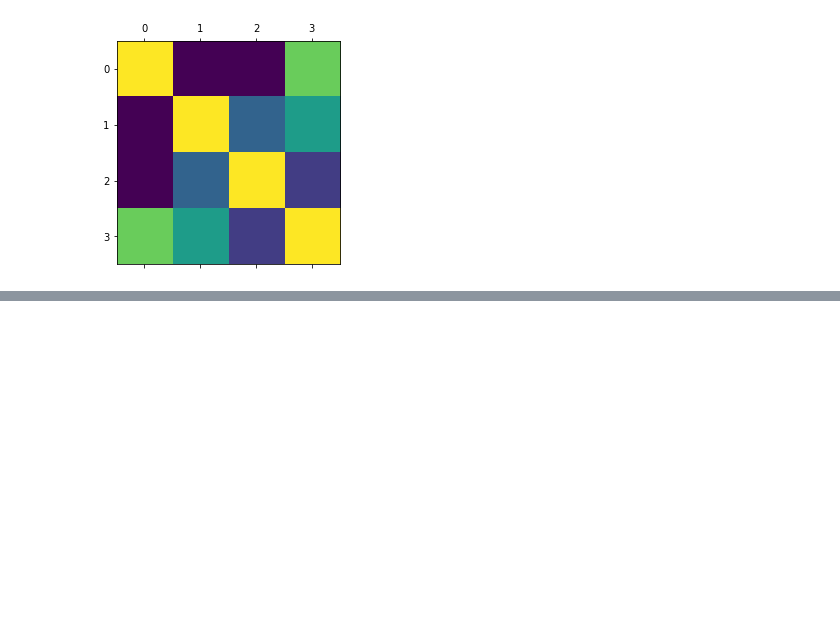
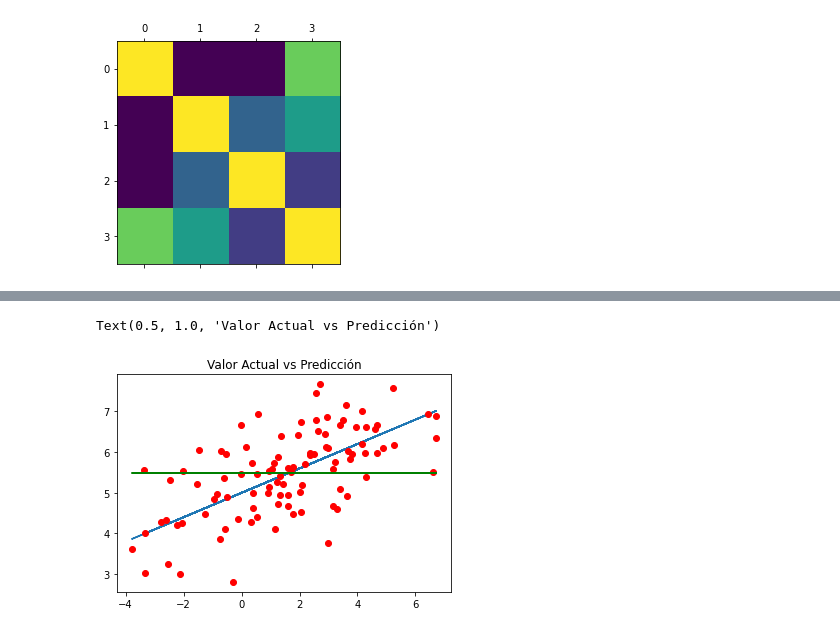
Before and after one commit to albertocino/python-ml-course, a Jupyter notebook: ML_Course.ipynb, the cells around one changed output, grey strips where cells are left out. Drawn from its saved outputs; the diff is of its cells as text; code cells hidden in the pictures; blank space fills up the shorter version.

```diff
--- a/ML_Course.ipynb
+++ b/ML_Course.ipynb
@@ -1450,0 +1475,18 @@ plt.matshow(data_ads1.corr())
+# %%
+x = 1.5 + 2.5 * np.random.randn(100)
+res = 0 + 0.8 * np.random.randn(100)
+y_pred = 5 + 0.3 * x
+y_act = 5 + 0.3 * x + res
+# %%
+x_list = x.tolist()
+y_pred_list = y_pred.tolist()
+y_act_list = y_act.tolist()
+# %%
+data = pd.DataFrame(
+    {
+        "x":x_list,
+        "y_actual":y_act_list,
+        "y_prediccion":y_pred_list
+    }
+)
+data.head()
@@ -1450,0 +1500,11 @@ plt.matshow(data_ads1.corr())
+# %%
+y_mean = [np.mean(y_act) for i in range(1, len(x_list) + 1)]
+# %%
+%matplotlib inline
+plt.plot(data["x"],data["y_prediccion"])
+plt.plot(data["x"], data["y_actual"], "ro")
+plt.plot(data["x"],y_mean, "g")
+plt.title("Valor Actual vs Predicción")
+# %% [output]
+Text(0.5, 1.0, 'Valor Actual vs Predicción')
+[figure, added]
```
Also changed, not shown: parts of 155 cells of this notebook.
